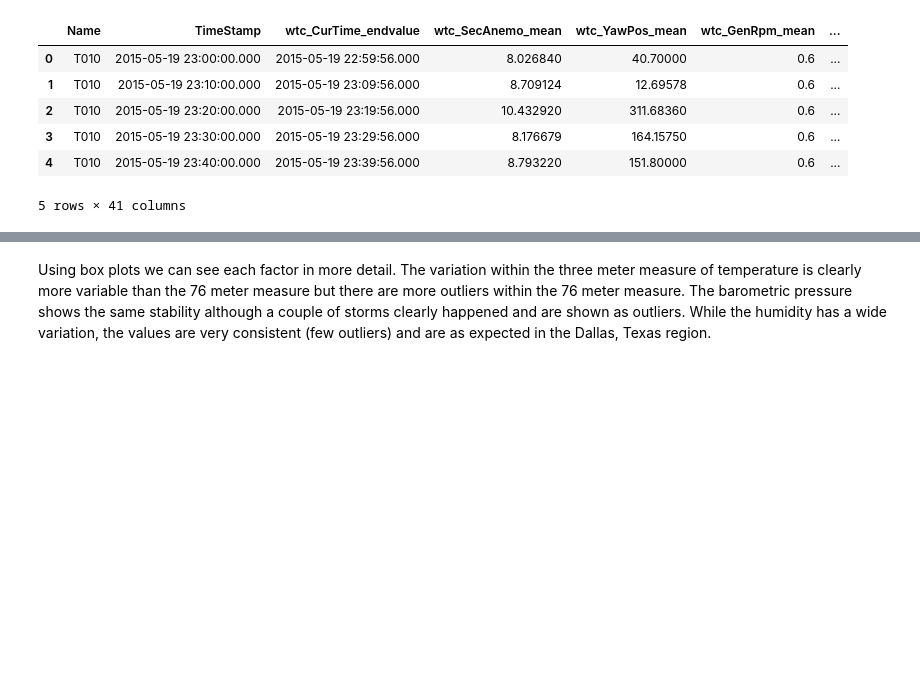
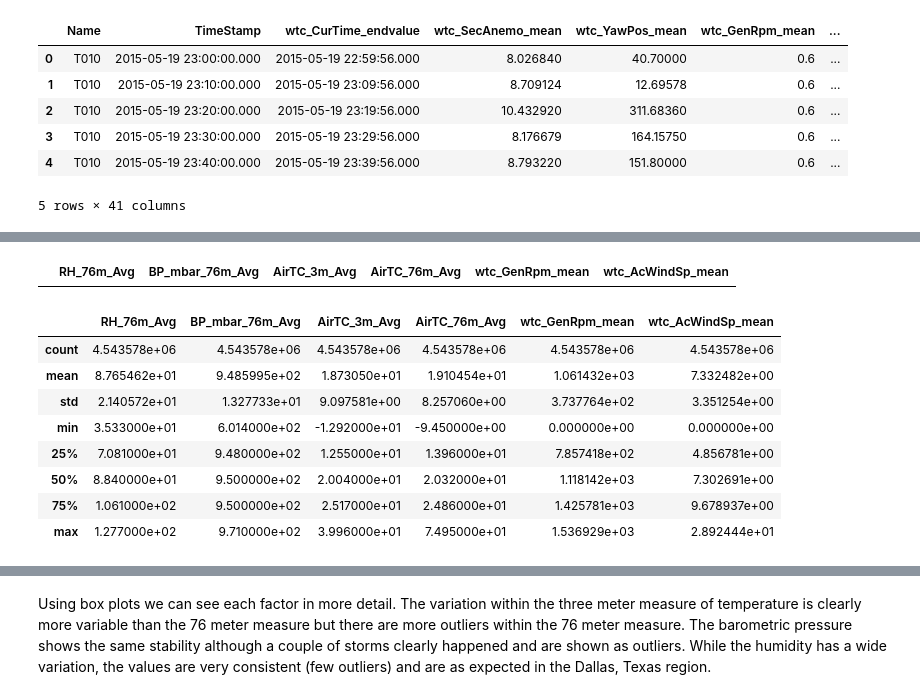
Before and after one commit to CaseyRMartinez/DataMiningProject1, a Jupyter notebook: MetTower (1).ipynb, the cells around one changed output, grey strips where cells are left out. Saved outputs shown, nothing was run; the diff lists cells and outputs as text; code cells hidden in the pictures; blank space fills up the shorter version.

```diff
--- a/MetTower (1).ipynb
+++ b/MetTower (1).ipynb
@@ -169,0 +229,24 @@ The mean rpm of the turbine varies but is clearly at maximum more of the time th
+# %%
+#Removing null values
+df = df[pd.notnull(df['wtc_AcWindSp_mean'])]
+df = df[pd.notnull(df['wtc_GenRpm_mean'])]
+df = df[pd.notnull(df['AirTC_76m_Avg'])]
+
+#Retest for nulls
+null_data = df[df.isnull().any(axis=1)]
+
+null_data
+# %% [output]
+|  | RH_76m_Avg | BP_mbar_76m_Avg | AirTC_3m_Avg | AirTC_76m_Avg | wtc_GenRpm_mean | wtc_AcWindSp_mean |
+# %%
+df.describe()
+# %% [output]
+|  | RH_76m_Avg | BP_mbar_76m_Avg | AirTC_3m_Avg | AirTC_76m_Avg | wtc_GenRpm_mean | wtc_AcWindSp_mean |
+| count | 4.543578e+06 | 4.543578e+06 | 4.543578e+06 | 4.543578e+06 | 4.543578e+06 | 4.543578e+06 |
+| mean | 8.765462e+01 | 9.485995e+02 | 1.873050e+01 | 1.910454e+01 | 1.061432e+03 | 7.332482e+00 |
+| std | 2.140572e+01 | 1.327733e+01 | 9.097581e+00 | 8.257060e+00 | 3.737764e+02 | 3.351254e+00 |
+| min | 3.533000e+01 | 6.014000e+02 | -1.292000e+01 | -9.450000e+00 | 0.000000e+00 | 0.000000e+00 |
+| 25% | 7.081000e+01 | 9.480000e+02 | 1.255000e+01 | 1.396000e+01 | 7.857418e+02 | 4.856781e+00 |
+| 50% | 8.840000e+01 | 9.500000e+02 | 2.004000e+01 | 2.032000e+01 | 1.118142e+03 | 7.302691e+00 |
+| 75% | 1.061000e+02 | 9.500000e+02 | 2.517000e+01 | 2.486000e+01 | 1.425781e+03 | 9.678937e+00 |
+| max | 1.277000e+02 | 9.710000e+02 | 3.996000e+01 | 7.495000e+01 | 1.536929e+03 | 2.892444e+01 |
```
Also changed, not shown: parts of 28 cells of this notebook.
